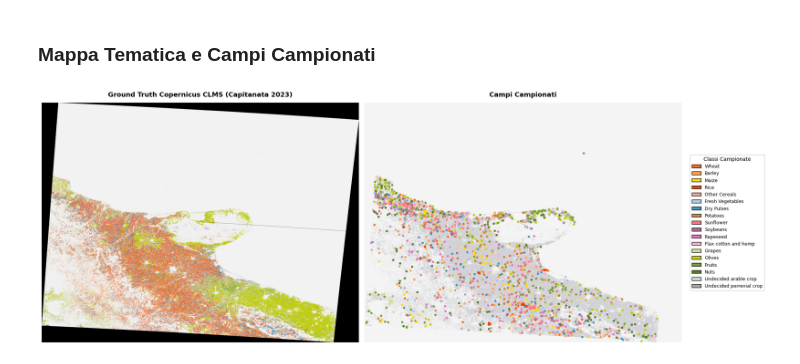
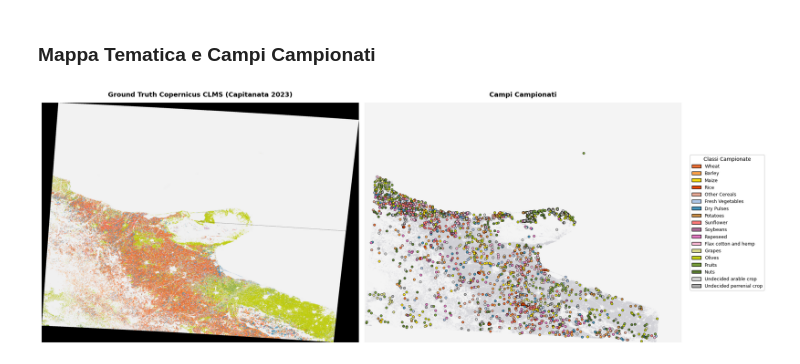
Before and after one commit to SimoRinaldi/crop-spatial-classification, a Jupyter notebook: notebooks/05_spatial_visualization.ipynb, the cells around one changed output. Cells and saved outputs as stored; diff of their text form; code cells hidden in the pictures.

```diff
--- a/notebooks/05_spatial_visualization.ipynb
+++ b/notebooks/05_spatial_visualization.ipynb
@@ -170,32 +170,32 @@ axes[1].imshow(rgb_gray, extent=[left, right, bottom, top], origin="upper")
 #     zorder=4
 # )
 axes[1].scatter(
     df_points["lon"], df_points["lat"],
-    c=pts_colors, s=20, edgecolors="black", linewidths=0.5,
+    c=pts_colors, s=20, edgecolors="black", linewidths=0.2,
     zorder=5, label=f"Campi campionati ({len(df_points)} punti)"
 )
 axes[1].set_title("Campi Campionati", fontsize=13, fontweight="bold", pad=12)
 axes[1].axis("off")
 
 # Costruiamo la legenda mostrando solo le colture effettivamente presenti tra i campi campionati
 unique_codes = sorted(df_points["code"].unique())
 legend_handles = [
     Patch(facecolor=cmap_dict.get(int(c), [0.5, 0.5, 0.5]), edgecolor="black", label=legend.get(str(int(c)), f"Classe {c}"))
     for c in unique_codes if int(c) in cmap_dict
 ]
 
 axes[1].legend(
     handles=legend_handles,
     loc="center left",
     bbox_to_anchor=(1.02, 0.5),
     frameon=True,
     facecolor="white",
     framealpha=0.95,
     fontsize=9,
     title="Classi Campionate"
 )
 
 plt.tight_layout()
 plt.show()
 # %% [output]
-[figure, old version]
+[figure, new version]
```
Also changed, not shown: parts of 1 cell of this notebook.
